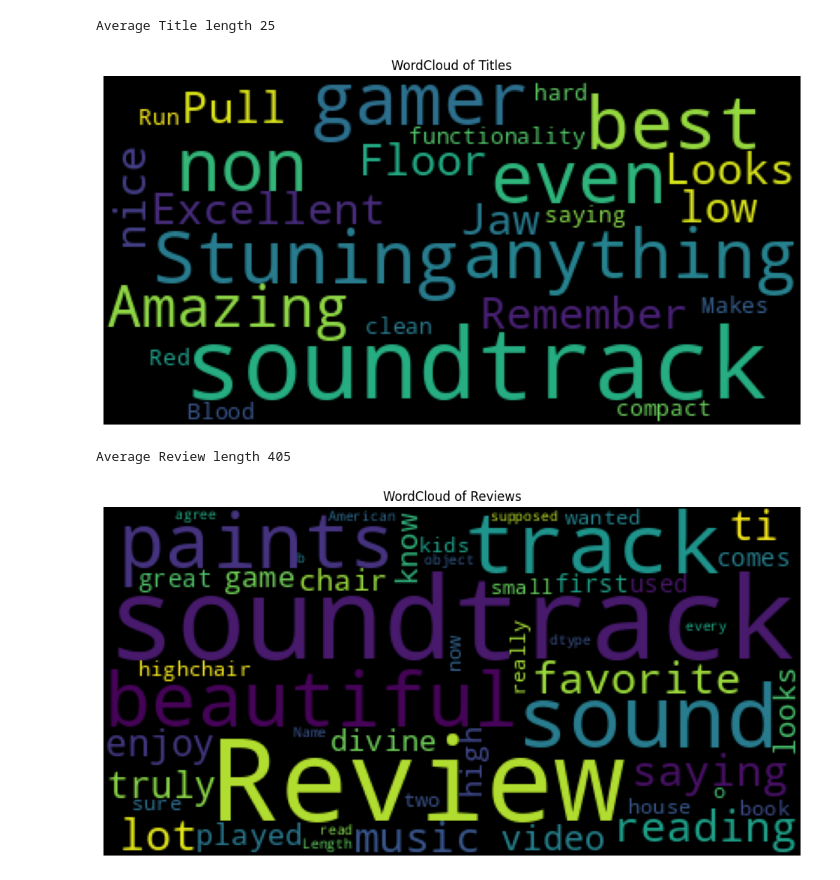
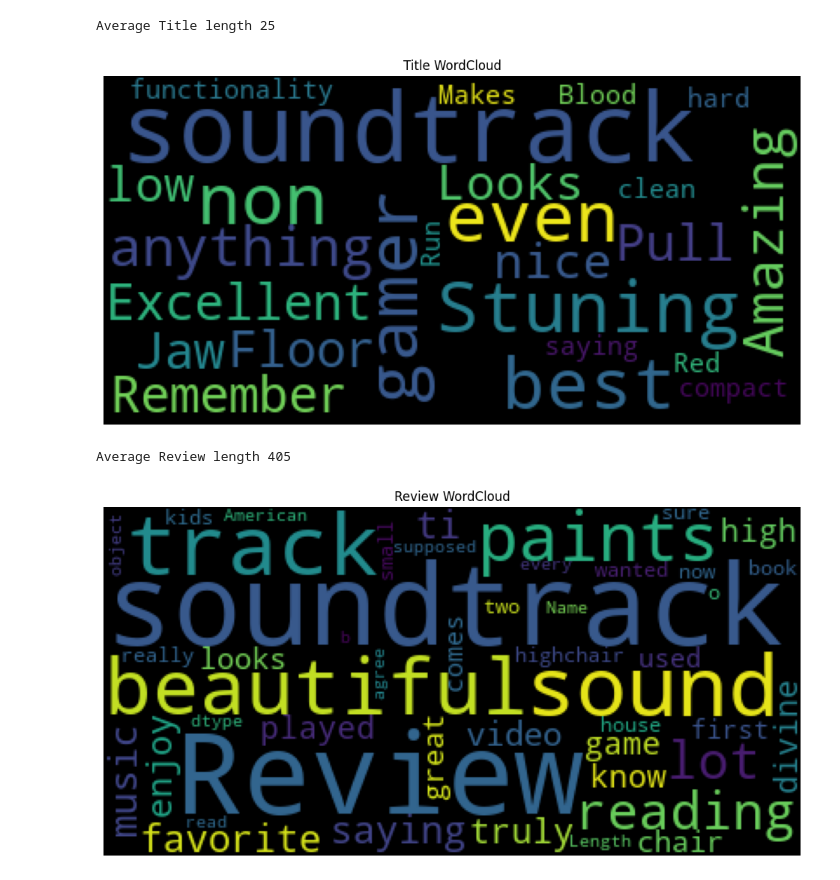
Before and after one commit to tmsprks/IE7500-GroupProject, a Jupyter notebook: SA-NLP.ipynb, the cells around one changed output. Saved outputs shown, nothing was run; the diff lists cells and outputs as text; code cells hidden in the pictures.

```diff
--- a/SA-NLP.ipynb
+++ b/SA-NLP.ipynb
@@ -160,12 +173,12 @@ title_wordcloud = WordCloud(background_color='black', max_words=avg_title_length
 Average Title length 25
 # %%
 fig = plt.figure(figsize=[12,12])
-plt.title('WordCloud of Titles')
+plt.title('Title WordCloud')
 plt.axis('off')
 plt.imshow(title_wordcloud)
 plt.show()
 # %% [output]
-[figure, old version]
+[figure, new version]
 # %%
 ### Generate word cloud for the review column
 
@@ -177,9 +190,9 @@ review_wordcloud = WordCloud(background_color='black', max_words=avg_review_leng
 Average Review length 405
 # %%
 fig = plt.figure(figsize=[12,12])
-plt.title('WordCloud of Reviews')
+plt.title('Review WordCloud')
 plt.axis('off')
 plt.imshow(review_wordcloud)
 plt.show()
 # %% [output]
-[figure, old version]
+[figure, new version]
```
Also changed, not shown: parts of 11 cells of this notebook, 3 other files.
